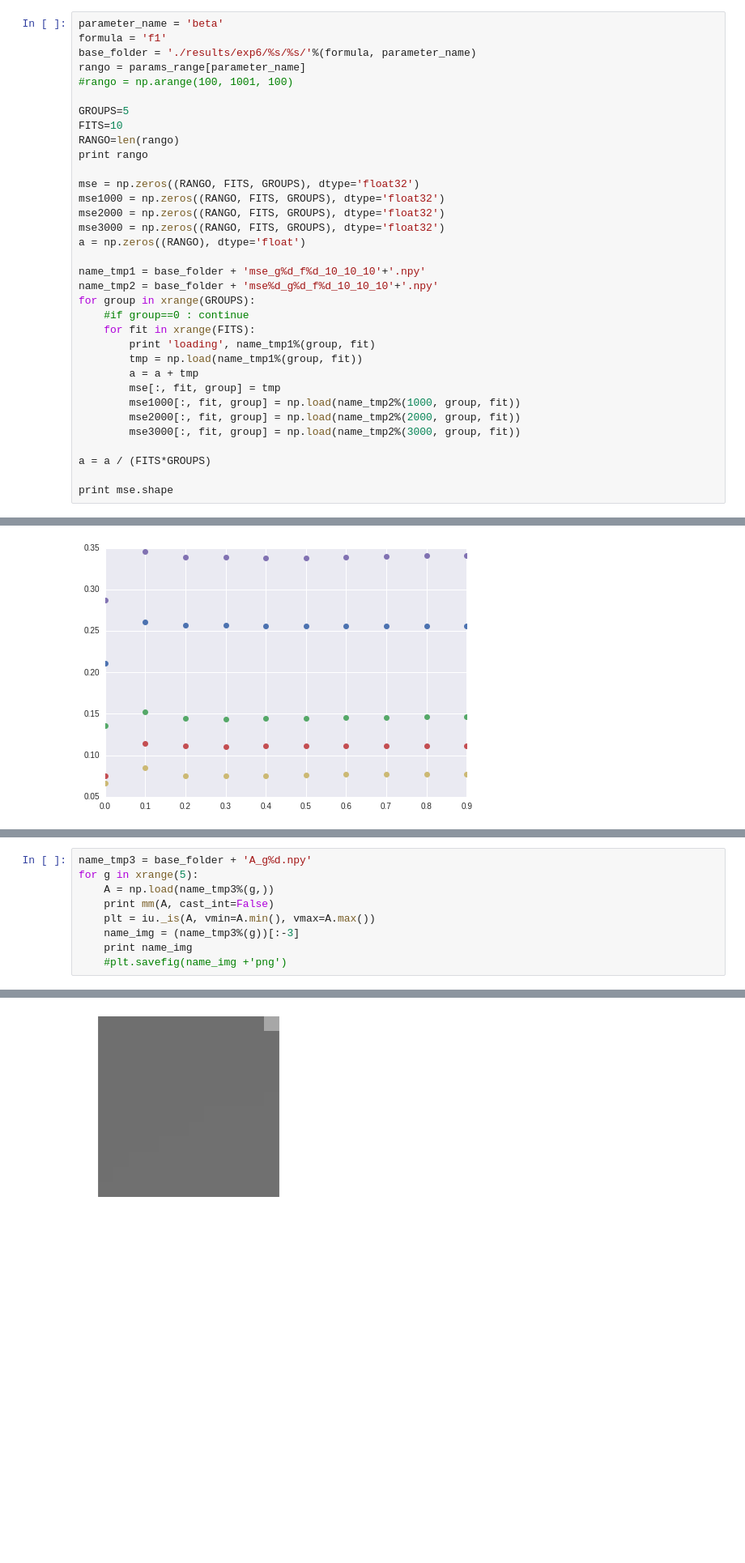
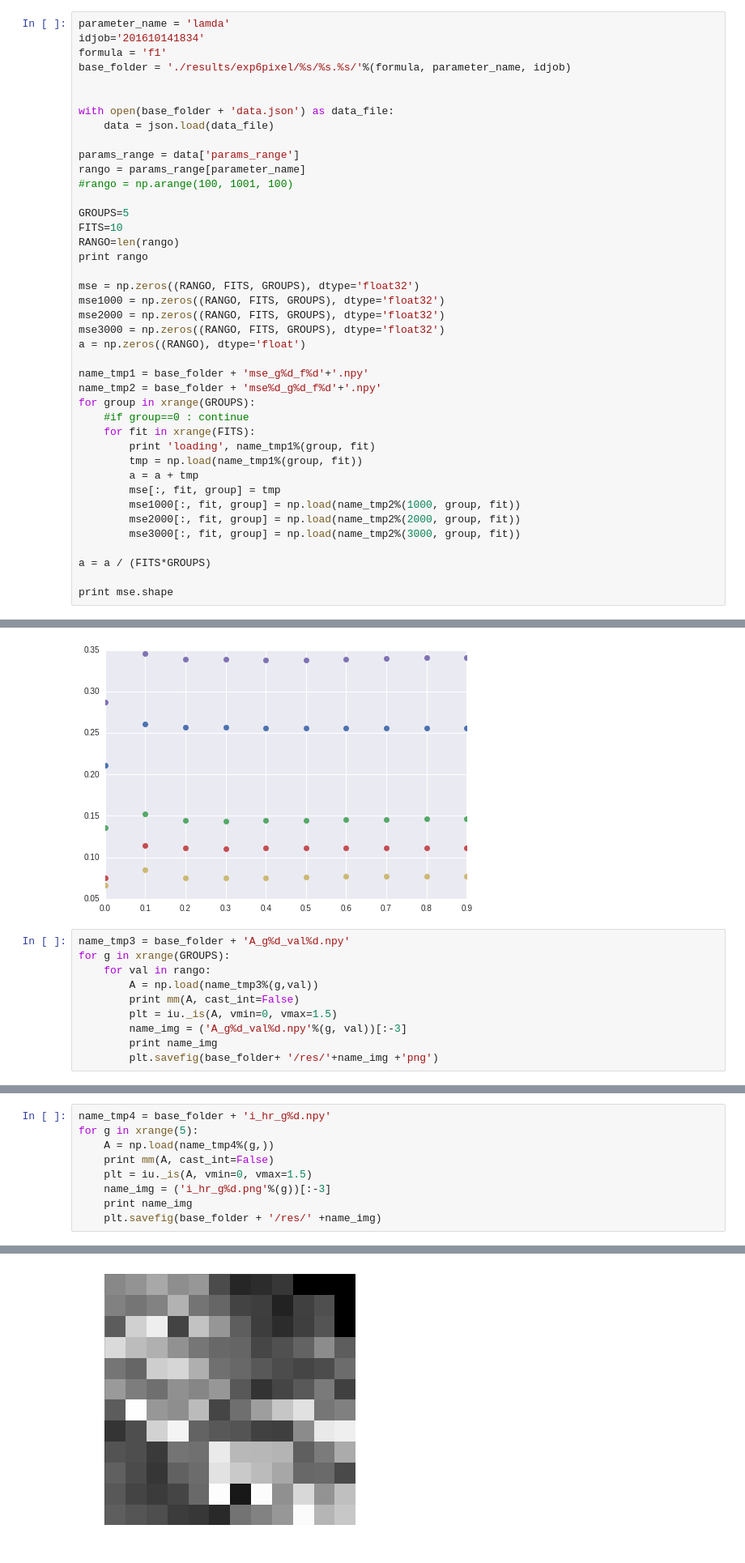
Before and after one commit to egomezsumma/iqt, a Jupyter notebook: Reconstruc min parameters.ipynb, the cells around one changed output, grey strips where cells are left out. Shown at 81% size. Cells and saved outputs as stored; diff of their text form; blank space fills up the shorter version.

```diff
--- a/Reconstruc min parameters.ipynb
+++ b/Reconstruc min parameters.ipynb
@@ -19,7 +18,14 @@ WARNING: pylab import has clobbered these variables: ['f', 'mean', 'var']
 # %%
-parameter_name = 'beta'
+parameter_name = 'lamda'
+idjob='201610141834'
 formula = 'f1'
-base_folder = './results/exp6/%s/%s/'%(formula, parameter_name)
+base_folder = './results/exp6pixel/%s/%s.%s/'%(formula, parameter_name, idjob)
+
+
+with open(base_folder + 'data.json') as data_file:
+    data = json.load(data_file)
+
+params_range = data['params_range']
 rango = params_range[parameter_name]
 #rango = np.arange(100, 1001, 100)
 
@@ -34,8 +40,8 @@ mse2000 = np.zeros((RANGO, FITS, GROUPS), dtype='float32')
 mse3000 = np.zeros((RANGO, FITS, GROUPS), dtype='float32')
 a = np.zeros((RANGO), dtype='float')
 
-name_tmp1 = base_folder + 'mse_g%d_f%d_10_10_10'+'.npy'
-name_tmp2 = base_folder + 'mse%d_g%d_f%d_10_10_10'+'.npy'
+name_tmp1 = base_folder + 'mse_g%d_f%d'+'.npy'
+name_tmp2 = base_folder + 'mse%d_g%d_f%d'+'.npy'
 for group in xrange(GROUPS):
     #if group==0 : continue
     for fit in xrange(FITS):
@@ -235,3 +239,13 @@ if cluster == '1':
     plt.plot(rango, mse[:, 8, 1],'o')
 # %% [output]
 [figure]
+# %%
+name_tmp3 = base_folder + 'A_g%d_val%d.npy'
+for g in xrange(GROUPS):
+    for val in rango:
+        A = np.load(name_tmp3%(g,val))
+        print mm(A, cast_int=False)
+        plt = iu._is(A, vmin=0, vmax=1.5)
+        name_img = ('A_g%d_val%d.npy'%(g, val))[:-3]
+        print name_img
+        plt.savefig(base_folder+ '/res/'+name_img +'png')
@@ -238,10 +271,10 @@ if cluster == '1':
 # %%
-name_tmp3 = base_folder + 'A_g%d.npy'
+name_tmp4 = base_folder + 'i_hr_g%d.npy'
 for g in xrange(5):
-    A = np.load(name_tmp3%(g,))
+    A = np.load(name_tmp4%(g,))
     print mm(A, cast_int=False)
-    plt = iu._is(A, vmin=A.min(), vmax=A.max())
-    name_img = (name_tmp3%(g))[:-3]
+    plt = iu._is(A, vmin=0, vmax=1.5)
+    name_img = ('i_hr_g%d.png'%(g))[:-3]
     print name_img
-    #plt.savefig(name_img +'png')
+    plt.savefig(base_folder + '/res/' +name_img)
 # %% [output]
@@ -258 +291 @@ for g in xrange(5):
-[figure, old version]
+[figure, new version]
```
Also changed, not shown: parts of 13 cells of this notebook, 3 other files.
